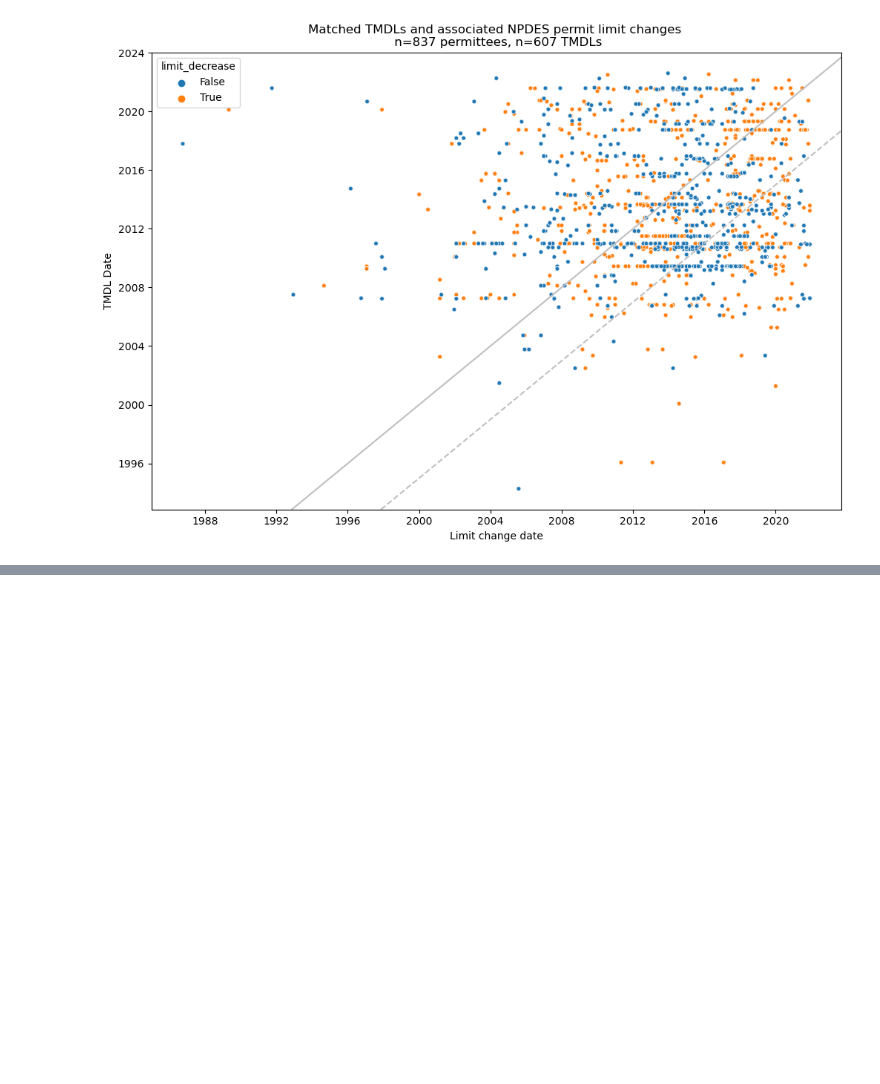
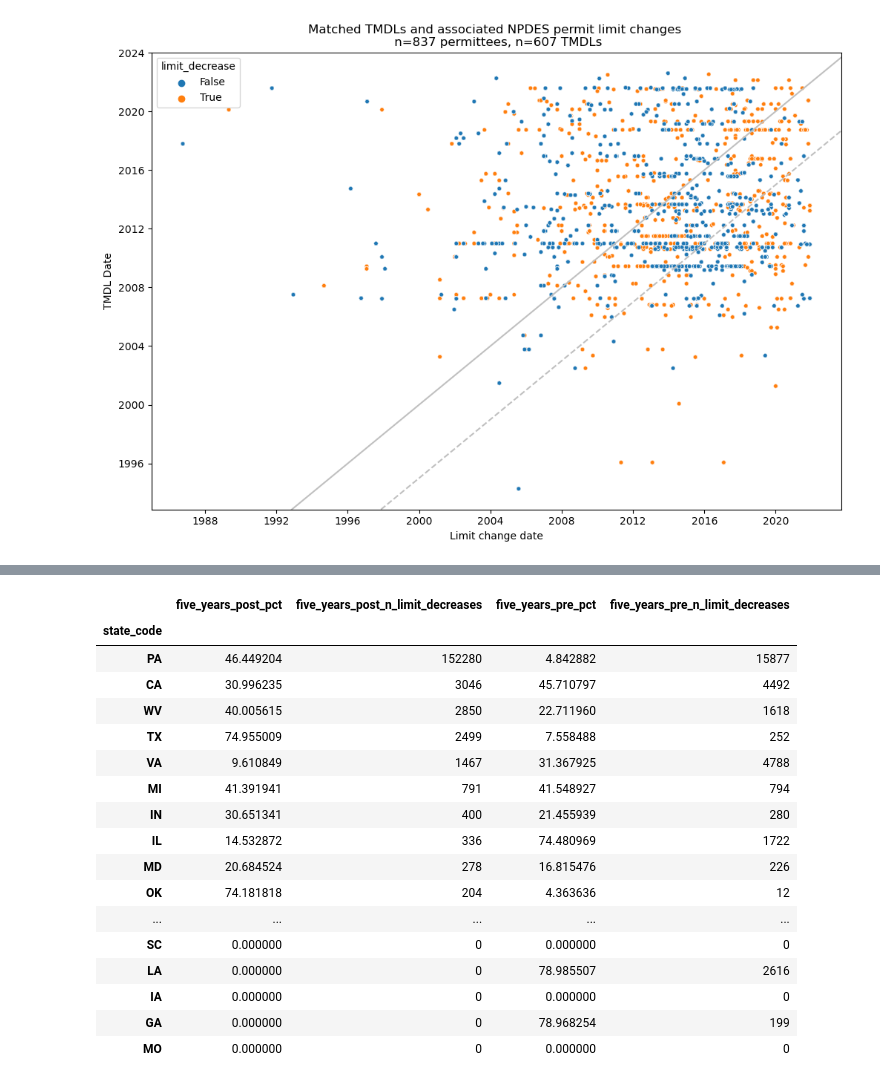
Before and after one commit to reglab/TMDLs_archived, a Jupyter notebook: TMDLS_limit_changes.ipynb, the cells around one changed output, grey strips where cells are left out. Cells and saved outputs as stored; diff of their text form; code cells hidden in the pictures; blank space fills up the shorter version.

```diff
--- a/TMDLS_limit_changes.ipynb
+++ b/TMDLS_limit_changes.ipynb
@@ -546,0 +531,21 @@ plt.legend();
+# %%
+prepped_dmrs[prepped_dmrs['limit_decrease']==True].groupby('state_code').agg(five_years_post_pct=pd.NamedAgg(column='limit_change_within_5yrs', aggfunc=lambda x: x.mean()*100), five_years_post_n_limit_decreases=pd.NamedAgg(column='limit_change_within_5yrs', aggfunc=lambda x: x.sum()), five_years_pre_pct=pd.NamedAgg(column='limit_change_within_-5yrs', aggfunc=lambda x: x.mean()*100), five_years_pre_n_limit_decreases=pd.NamedAgg(column='limit_change_within_-5yrs', aggfunc=lambda x: x.sum())).sort_values(by='five_years_post_n_limit_decreases', ascending=False)
+# %% [output]
+|  | five_years_post_pct | five_years_post_n_limit_decreases | five_years_pre_pct | five_years_pre_n_limit_decreases |
+| state_code |  |  |  |  |
+| PA | 46.449204 | 152280 | 4.842882 | 15877 |
+| CA | 30.996235 | 3046 | 45.710797 | 4492 |
+| WV | 40.005615 | 2850 | 22.711960 | 1618 |
+| TX | 74.955009 | 2499 | 7.558488 | 252 |
+| VA | 9.610849 | 1467 | 31.367925 | 4788 |
+| MI | 41.391941 | 791 | 41.548927 | 794 |
+| IN | 30.651341 | 400 | 21.455939 | 280 |
+| IL | 14.532872 | 336 | 74.480969 | 1722 |
+| MD | 20.684524 | 278 | 16.815476 | 226 |
+| OK | 74.181818 | 204 | 4.363636 | 12 |
+| ... | ... | ... | ... | ... |
+| SC | 0.000000 | 0 | 0.000000 | 0 |
+| LA | 0.000000 | 0 | 78.985507 | 2616 |
+| IA | 0.000000 | 0 | 0.000000 | 0 |
+| GA | 0.000000 | 0 | 78.968254 | 199 |
+| MO | 0.000000 | 0 | 0.000000 | 0 |
```
Also changed, not shown: parts of 14 cells of this notebook.
